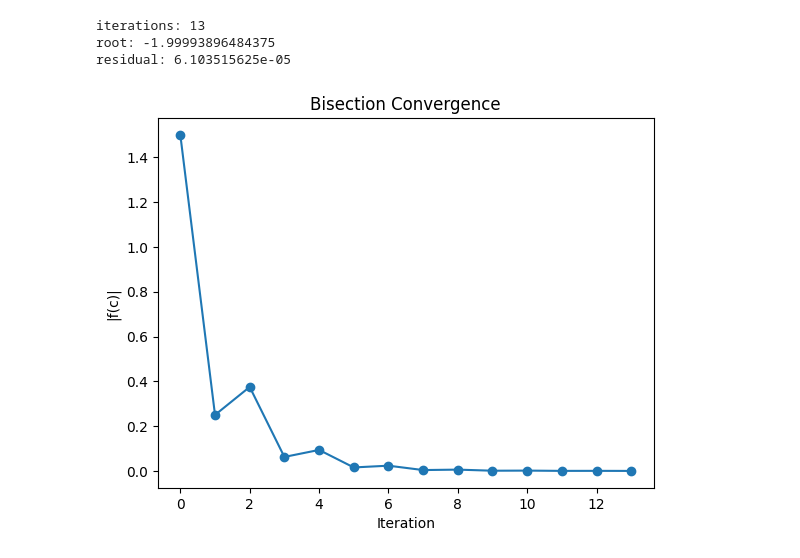
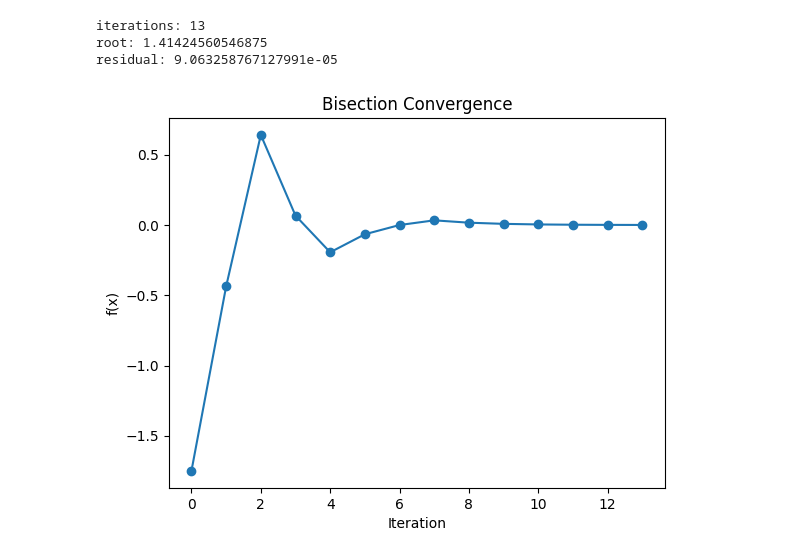
Before and after one commit to ViniciusGoncalves00/bachelors-degree-computer-science, a Jupyter notebook: V-computational-numerical-methods/test.ipynb, the cells around one changed output. Cells and saved outputs as stored; diff of their text form; code cells hidden in the pictures.

```diff
--- a/V-computational-numerical-methods/test.ipynb
+++ b/V-computational-numerical-methods/test.ipynb
@@ -1,34 +1,49 @@
 # %%
 import matplotlib.pyplot as plt
 # %%
-def bisection_method(func, a: float, b: float, residual: float = 1e-4, max_iterations=100):
-    if func(a) * func(b) >= 0:
-        raise ValueError("f(a) and f(b) must have opposite signs")
+def bisection_method(func, x0: float, x1: float, residual: float = 1e-4, max_iterations: int = 100):
+    if func(x0) * func(x1) >= 0:
+        raise ValueError("f(x0) and f(x1) must have opposite signs")
 
     iterations = 0
     history = []
 
     while iterations < max_iterations:
-        c = (a + b) / 2
-        ay = func(a)
+        c = (x0 + x1) / 2
+        ay = func(x0)
         cy = func(c)
 
         history.append({
             "iteration": iterations,
-            "a": a,
-            "b": b,
+            "a": x0,
+            "b": x1,
             "c": c,
-            "f(c)": cy
+            "f(x)": cy
         })
 
-        if abs(cy) < residual or abs(b - a) < residual:
+        if abs(cy) < residual or abs(x1 - x0) < residual:
             return iterations, c, cy, history
 
         if ay * cy < 0:
-            b = c
+            x1 = c
         else:
-            a = c
+            x0 = c
 
         iterations += 1
 
     return iterations, c, cy, history
+
+def bisection_method_plot(func, x0: float, x1: float, residual: float = 1e-4, max_iterations: int = 100):
+    iterations, root, value, history = bisection_method(func, x0, x1, residual, max_iterations)
+    print("iterations:", str(iterations))
+    print("root:", str(root))
+    print("residual:", str(value))
+
+    iterations = [h["iteration"] for h in history]
+    values = [h["f(x)"] for h in history]
+
+    plt.plot(iterations, values, marker="o")
+    plt.xlabel("Iteration")
+    plt.ylabel("f(x)")
+    plt.title("Bisection Convergence")
+    plt.show()
@@ -38,19 +50,7 @@ def myFunction(x: float):
-# %%
-iterations, root, value, history = bisection_method(myFunction, -3, 2)
-print("iterations: " + str(iterations))
-print("root: " + str(root))
-print("residual: " + str(value))
-
-iterations = [h["iteration"] for h in history]
-values = [abs(h["f(c)"]) for h in history]
-
-plt.plot(iterations, values, marker="o")
-plt.xlabel("Iteration")
-plt.ylabel("|f(c)|")
-plt.title("Bisection Convergence")
-plt.show()
-# %% [output]
-iterations: 13
-root: -1.99993896484375
-residual: 6.103515625e-05
-[figure, removed]
+# %%
+bisection_method_plot(lambda x: x*x - 2, -1, 2)
+# %% [output]
+iterations: 13
+root: 1.41424560546875
+residual: 9.063258767127991e-05
+[figure, added]
```
Also changed, not shown: parts of 3 cells of this notebook.
